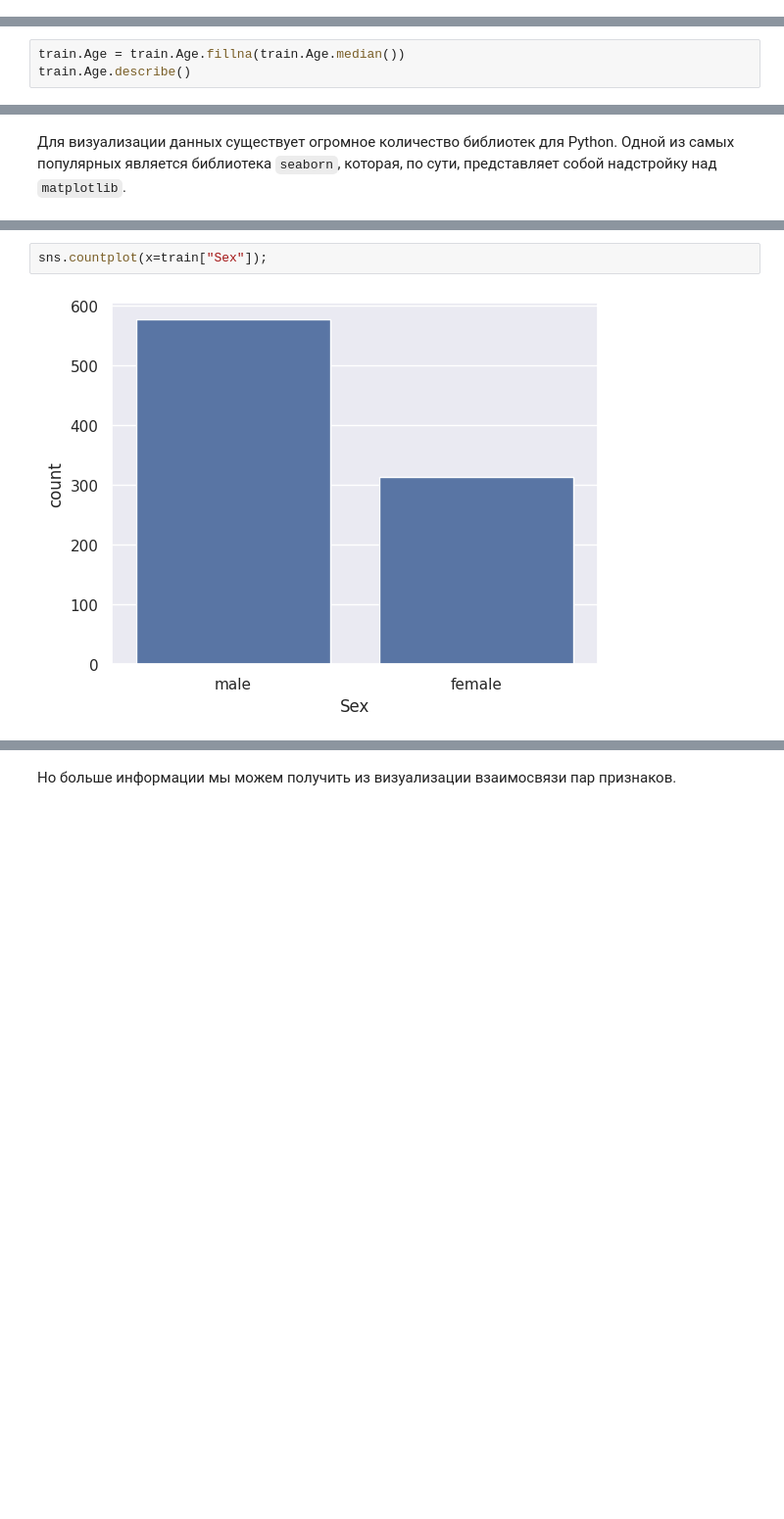
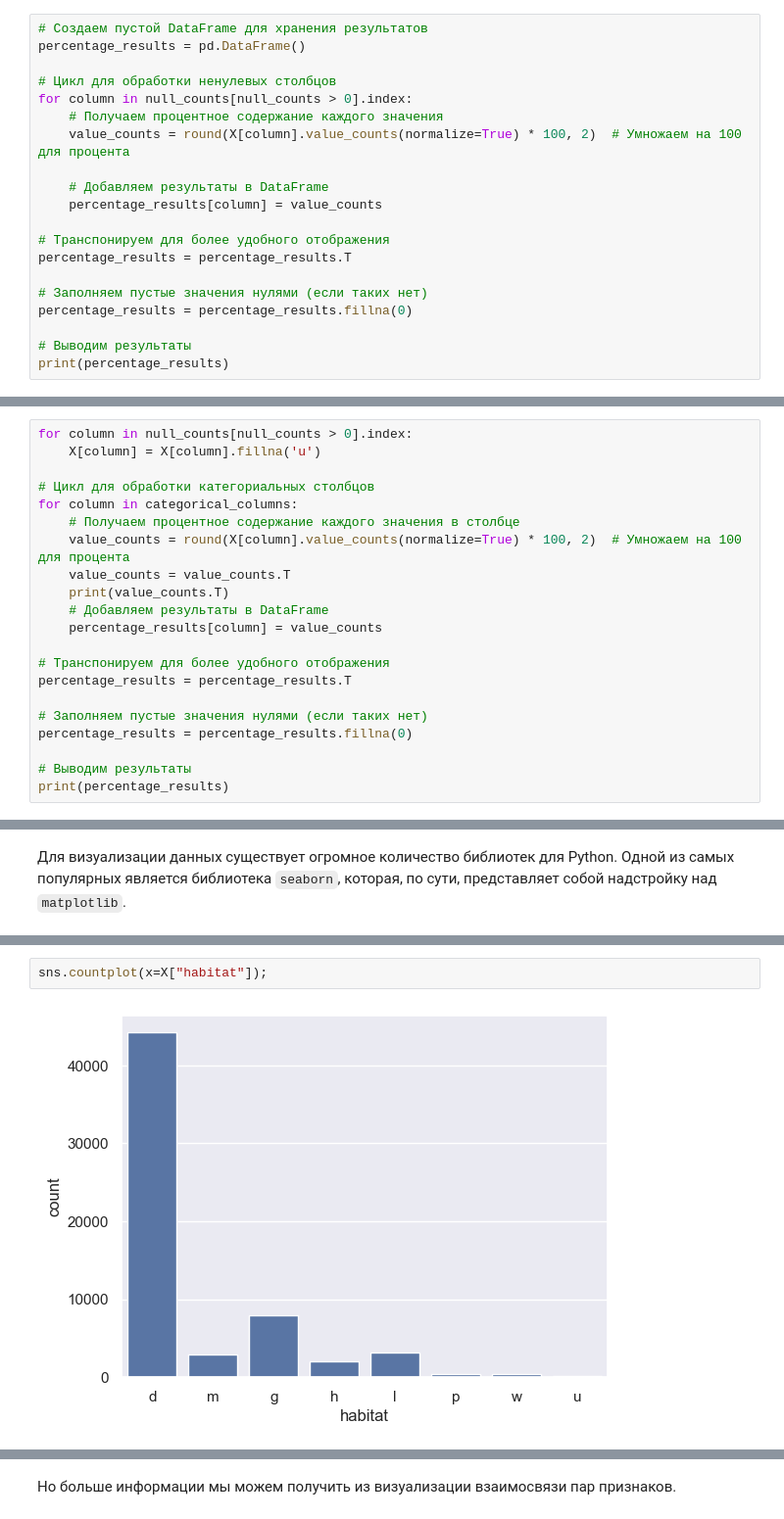
Before and after one commit to yay33/sys-tech-of-analysis-of-data, a Jupyter notebook: [1] - exploratory analysis/ФМИ_Технологии_МО_Разведочный_анализ_и_предобработка_данных.ipynb, the cells around one changed output, grey strips where cells are left out. Shown: that part at 98% size. Saved outputs shown, nothing was run; the diff lists cells and outputs as text; blank space fills up the shorter version.

```diff
--- a/[1] - exploratory analysis/ФМИ_Технологии_МО_Разведочный_анализ_и_предобработка_данных.ipynb
+++ b/[1] - exploratory analysis/ФМИ_Технологии_МО_Разведочный_анализ_и_предобработка_данных.ipynb
@@ -281,0 +257,20 @@ array([ 0.42,  0.67,  0.75,  0.83,  0.92,  1.  ,  2.  ,  3.  ,  4.  ,
+# %%
+# Создаем пустой DataFrame для хранения результатов
+percentage_results = pd.DataFrame()
+
+# Цикл для обработки ненулевых столбцов
+for column in null_counts[null_counts > 0].index:
+    # Получаем процентное содержание каждого значения
+    value_counts = round(X[column].value_counts(normalize=True) * 100, 2)  # Умножаем на 100 для процента
+
+    # Добавляем результаты в DataFrame
+    percentage_results[column] = value_counts
+
+# Транспонируем для более удобного отображения
+percentage_results = percentage_results.T
+
+# Заполняем пустые значения нулями (если таких нет)
+percentage_results = percentage_results.fillna(0)
+
+# Выводим результаты
+print(percentage_results)
@@ -282,6 +337,24 @@ array([ 0.42,  0.67,  0.75,  0.83,  0.92,  1.  ,  2.  ,  3.  ,  4.  ,
 # %% [markdown]
 Заменим пропуски на медианное значение. Как вы думаете, правильно ли мы делаем?
 # %%
-train.Age = train.Age.fillna(train.Age.median())
-train.Age.describe()
+for column in null_counts[null_counts > 0].index:
+    X[column] = X[column].fillna('u')
+
+# Цикл для обработки категориальных столбцов
+for column in categorical_columns:
+    # Получаем процентное содержание каждого значения в столбце
+    value_counts = round(X[column].value_counts(normalize=True) * 100, 2)  # Умножаем на 100 для процента
+    value_counts = value_counts.T
+    print(value_counts.T)
+    # Добавляем результаты в DataFrame
+    percentage_results[column] = value_counts
+
+# Транспонируем для более удобного отображения
+percentage_results = percentage_results.T
+
+# Заполняем пустые значения нулями (если таких нет)
+percentage_results = percentage_results.fillna(0)
+
+# Выводим результаты
+print(percentage_results)
 # %% [output]
@@ -354,4 +387,4 @@ sns.countplot(x=train["Survived"]);
 # %%
-sns.countplot(x=train["Sex"]);
+sns.countplot(x=X["habitat"]);
 # %% [output]
-[figure, old version]
+[figure, new version]
```
Also changed, not shown: parts of 62 cells of this notebook, 1 other file.
